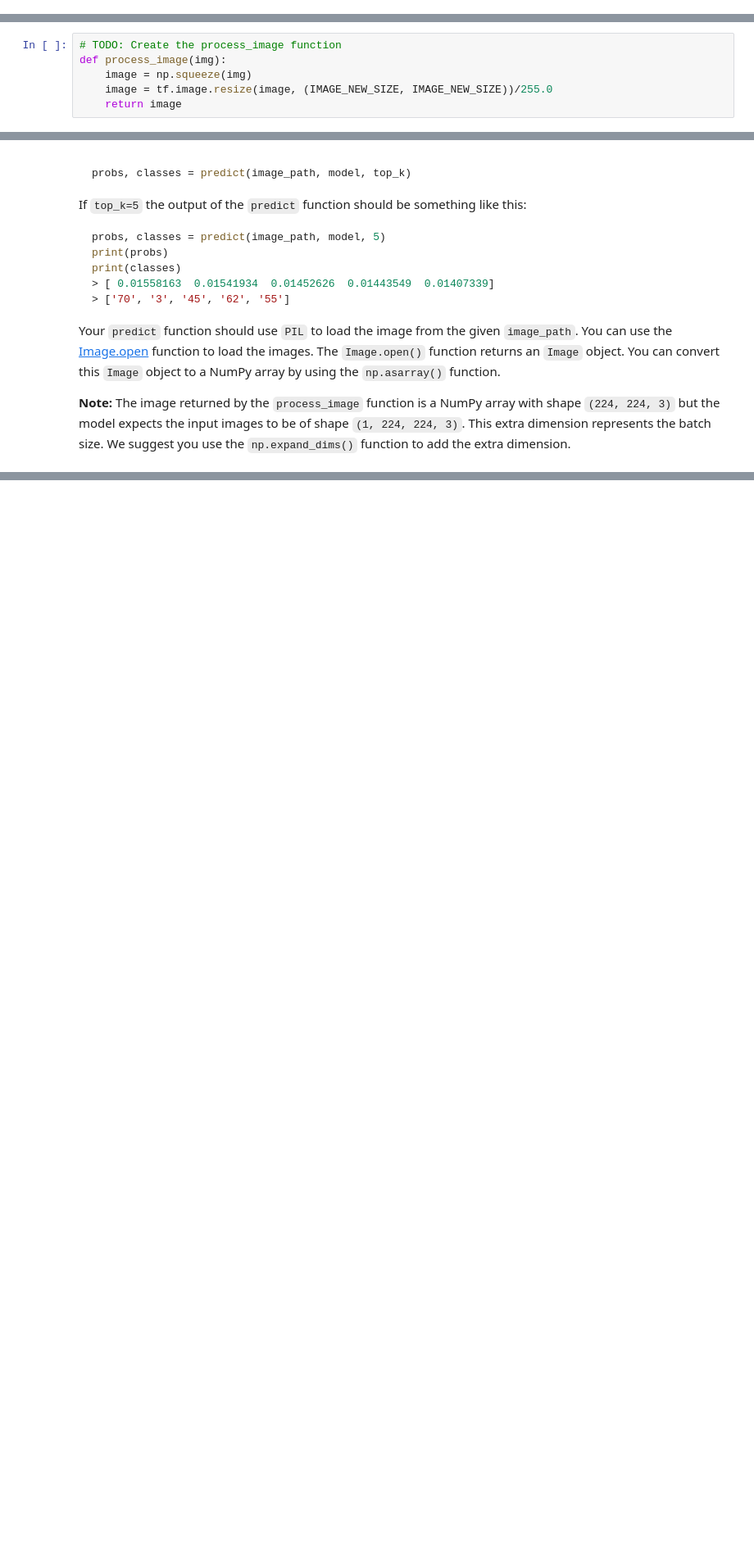
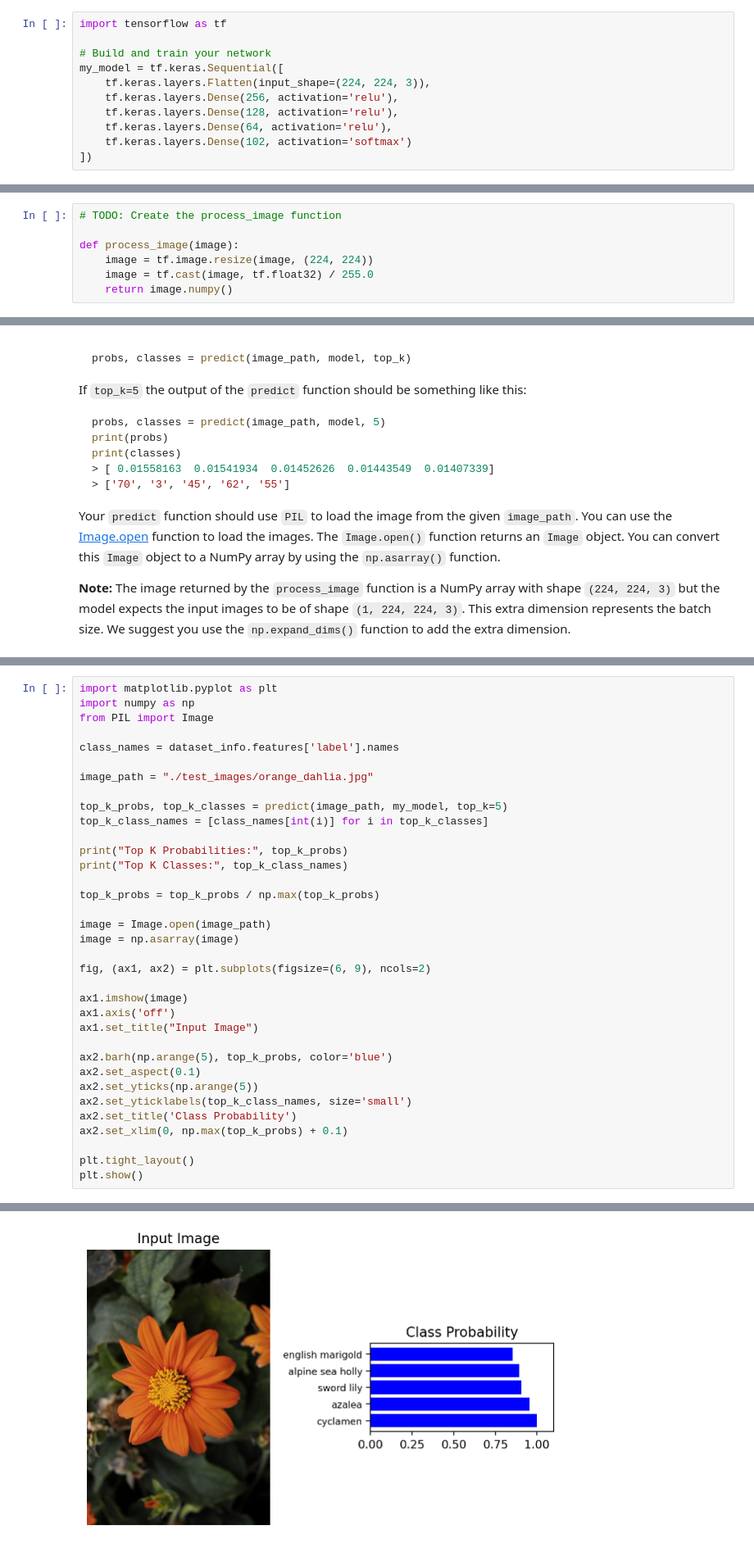
Before and after one commit to bigboy92/fend-matching-game, a Jupyter notebook: Project_Image_Classifier_Project.ipynb, the cells around one changed output, grey strips where cells are left out. Shown at 82% size. Saved outputs shown, nothing was run; the diff lists cells and outputs as text; blank space fills up the shorter version.

```diff
--- a/Project_Image_Classifier_Project.ipynb
+++ b/Project_Image_Classifier_Project.ipynb
@@ -303,0 +179,11 @@ plt.show()
+# %%
+import tensorflow as tf
+
+# Build and train your network
+my_model = tf.keras.Sequential([
+    tf.keras.layers.Flatten(input_shape=(224, 224, 3)),
+    tf.keras.layers.Dense(256, activation='relu'),
+    tf.keras.layers.Dense(128, activation='relu'),
+    tf.keras.layers.Dense(64, activation='relu'),
+    tf.keras.layers.Dense(102, activation='softmax')
+])
@@ -384,10 +337,11 @@ Second, the pixel values of the input images are typically encoded as integers i
 Finally, convert your image back to a NumPy array using the `.numpy()` method.
 # %%
 # TODO: Create the process_image function
-def process_image(img):
-    image = np.squeeze(img)
-    image = tf.image.resize(image, (IMAGE_NEW_SIZE, IMAGE_NEW_SIZE))/255.0
-    return image
+
+def process_image(image):
+    image = tf.image.resize(image, (224, 224))
+    image = tf.cast(image, tf.float32) / 255.0
+    return image.numpy()
 # %% [markdown]
 To check your `process_image` function we have provided 4 images in the `./test_images/` folder:
 
@@ -634,0 +427,36 @@ Skipping registering GPU devices...
+# %%
+import matplotlib.pyplot as plt
+import numpy as np
+from PIL import Image
+
+class_names = dataset_info.features['label'].names
+
+image_path = "./test_images/orange_dahlia.jpg"
+
+top_k_probs, top_k_classes = predict(image_path, my_model, top_k=5)
+top_k_class_names = [class_names[int(i)] for i in top_k_classes]
+
+print("Top K Probabilities:", top_k_probs)
+print("Top K Classes:", top_k_class_names)
+
+top_k_probs = top_k_probs / np.max(top_k_probs)
+
+image = Image.open(image_path)
+image = np.asarray(image)
+
+fig, (ax1, ax2) = plt.subplots(figsize=(6, 9), ncols=2)
+
+ax1.imshow(image)
+ax1.axis('off')
+ax1.set_title("Input Image")
+
+ax2.barh(np.arange(5), top_k_probs, color='blue')
+ax2.set_aspect(0.1)
+ax2.set_yticks(np.arange(5))
+ax2.set_yticklabels(top_k_class_names, size='small')
+ax2.set_title('Class Probability')
+ax2.set_xlim(0, np.max(top_k_probs) + 0.1)
+
+plt.tight_layout()
+plt.show()
+# %% [output]
@@ -634,0 +466 @@ Skipping registering GPU devices...
+[figure, added]
```
Also changed, not shown: parts of 36 cells of this notebook.
